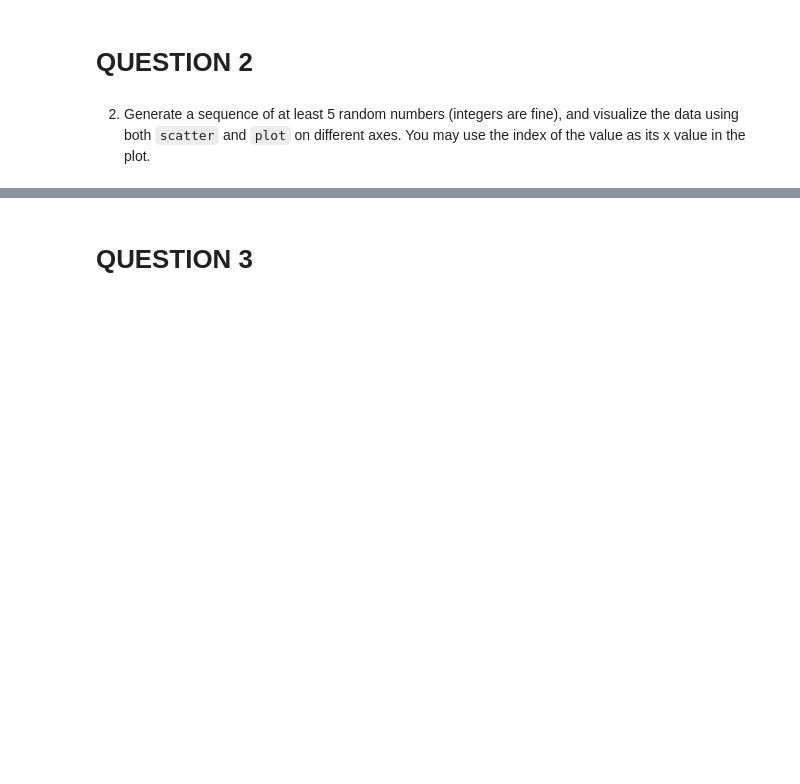
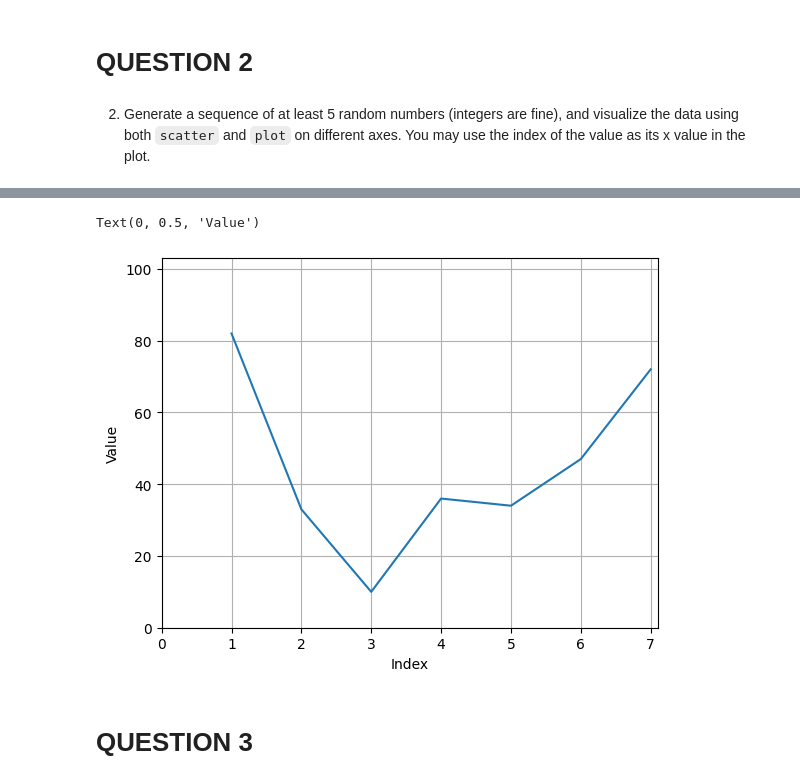
Before and after one commit to GeckoG/pyplot, a Jupyter notebook: pyplot.ipynb, the cells around one changed output, grey strips where cells are left out. Saved outputs shown, nothing was run; the diff lists cells and outputs as text; code cells hidden in the pictures; blank space fills up the shorter version.

Commit message:
Updated with plot charts

```diff
--- a/pyplot.ipynb
+++ b/pyplot.ipynb
@@ -62,3 +62,13 @@ Text(0, 0.5, 'Value')
+# %%
+pl.plot(indexKey,nums)
+pl.xlim(0,total_values+0.1)
+pl.ylim(0,103)
+pl.grid()
+pl.xlabel("Index")
+pl.ylabel("Value")
+# %% [output]
+Text(0, 0.5, 'Value')
+[figure, added]
 # %% [markdown]
 # QUESTION 3
 # %% [markdown]
```
Also changed, not shown: parts of 3 cells of this notebook.
